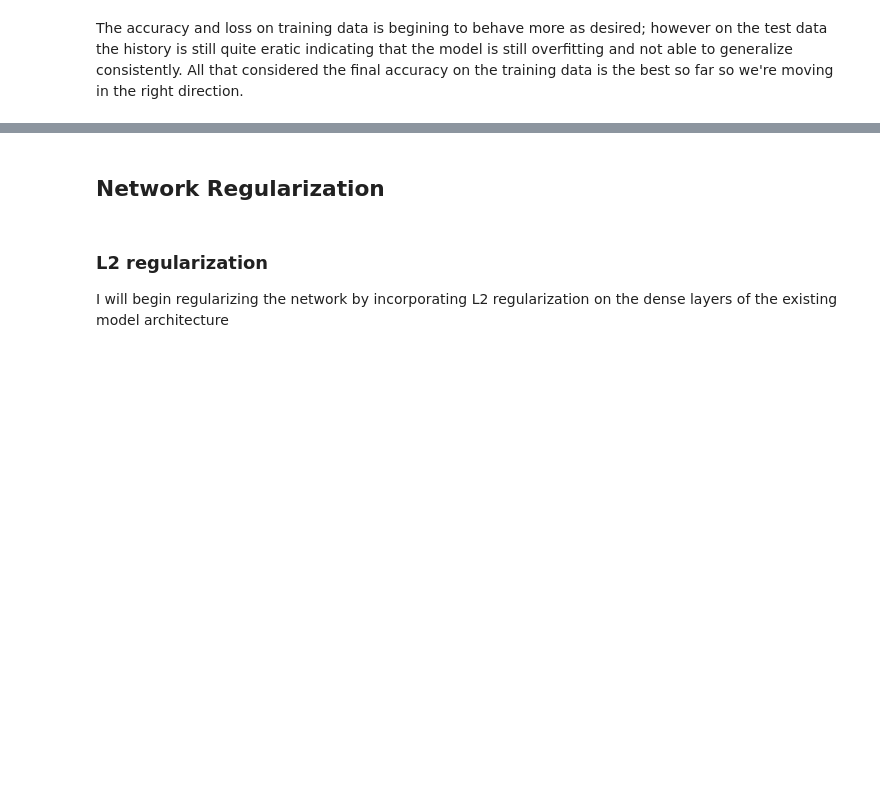
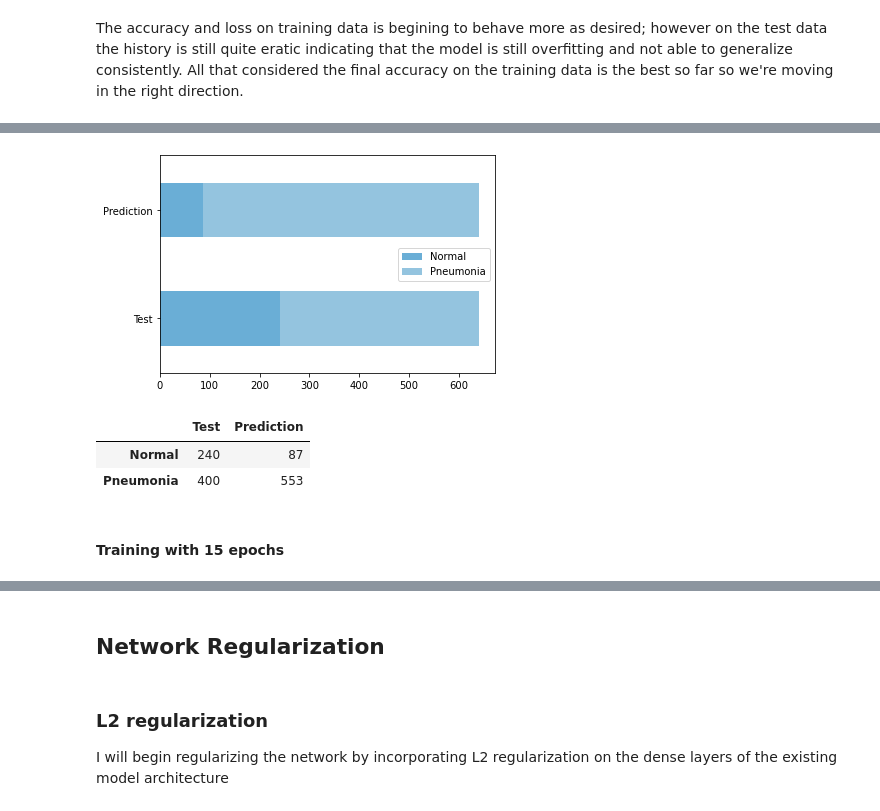
Before and after one commit to Zeth-Abney/Flatiron-school, a Jupyter notebook: phase-4/PROJECT/modeling.ipynb, the cells around one changed output, grey strips where cells are left out. Cells and saved outputs as stored; diff of their text form; code cells hidden in the pictures; blank space fills up the shorter version.

```diff
--- a/phase-4/PROJECT/modeling.ipynb
+++ b/phase-4/PROJECT/modeling.ipynb
@@ -275,0 +312,26 @@ fitter_model_results = deep_model.fit(train_data_generator,
+# %%
+# the same model architecture as deep_model
+ten_epoch_model = models.Sequential()
+
+ten_epoch_model.add(layers.Conv2D(32,(3,3),activation='relu',input_shape=(150,150,1)))
+ten_epoch_model.add(layers.MaxPooling2D((2, 2)))
+ten_epoch_model.add(layers.Conv2D(64, (3, 3), activation='relu'))
+ten_epoch_model.add(layers.MaxPooling2D((2, 2)))
+ten_epoch_model.add(layers.Conv2D(128, (3, 3), activation='relu'))
+ten_epoch_model.add(layers.MaxPooling2D((2, 2)))
+ten_epoch_model.add(layers.Flatten())
+ten_epoch_model.add(layers.Dense(512, activation='relu'))
+ten_epoch_model.add(layers.Dense(256, activation='relu'))
+ten_epoch_model.add(layers.Dense(1, activation='sigmoid'))
+
+ten_epoch_model.compile(
+              loss='binary_crossentropy',
+              metrics=['acc',Recall()]
+              )
+# %%
+ten_epoch_model_results = ten_epoch_model.fit(train_data_generator,
+                                        batch_size=16,
+                                        steps_per_epoch=33,
+                                        epochs=10,
+                                        validation_data=test_data_generator,
+                                        validation_steps=4)
@@ -281,0 +361,3 @@ visualize_training(fitter_model_results,"_1")
+# %%
+ten_epoch_kpi, ten_epoch_report, ten_epoch_matrix, ten_epoch_labels = ptk.evaluate_model(ten_epoch_model,test_data_generator)
+print(ten_epoch_report)
@@ -281,0 +375,9 @@ visualize_training(fitter_model_results,"_1")
+# %%
+ptk.viz_class_balance_comparison(ten_epoch_labels[0],ten_epoch_labels[1])
+# %% [output]
+[figure, added]
+|  | Test | Prediction |
+| Normal | 240 | 87 |
+| Pneumonia | 400 | 553 |
+# %% [markdown]
+#### Training with 15 epochs
```
Also changed, not shown: parts of 156 cells of this notebook, 2 other files.
